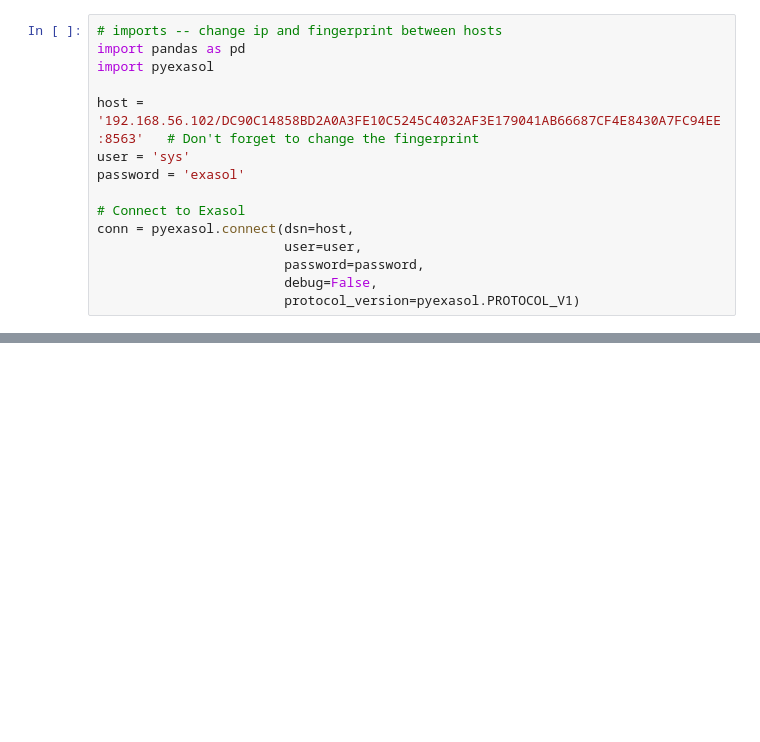
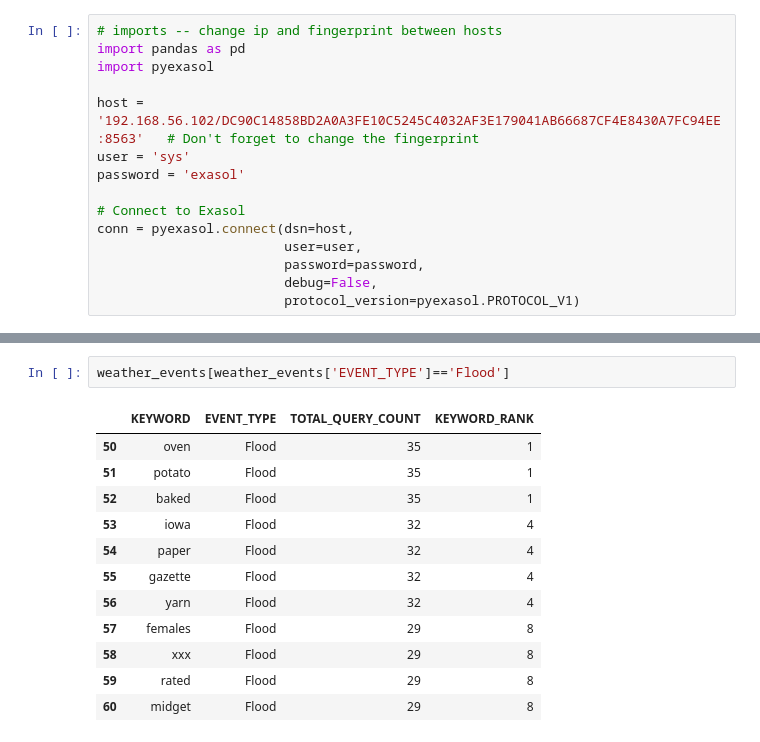
Before and after one commit to chandlerNick/BHT_BI_WiSe2425, a Jupyter notebook: Task1/Code/Keywordsbyevents.ipynb, the cells around one changed output, grey strips where cells are left out. Cells and saved outputs as stored; diff of their text form; blank space fills up the shorter version.

```diff
--- a/Task1/Code/Keywordsbyevents.ipynb
+++ b/Task1/Code/Keywordsbyevents.ipynb
@@ -88,0 +109,15 @@ query[query['QUERY']=='50kw frequency converter']
+# %%
+weather_events[weather_events['EVENT_TYPE']=='Flood']
+# %% [output]
+|  | KEYWORD | EVENT_TYPE | TOTAL_QUERY_COUNT | KEYWORD_RANK |
+| 50 | oven | Flood | 35 | 1 |
+| 51 | potato | Flood | 35 | 1 |
+| 52 | baked | Flood | 35 | 1 |
+| 53 | iowa | Flood | 32 | 4 |
+| 54 | paper | Flood | 32 | 4 |
+| 55 | gazette | Flood | 32 | 4 |
+| 56 | yarn | Flood | 32 | 4 |
+| 57 | females | Flood | 29 | 8 |
+| 58 | xxx | Flood | 29 | 8 |
+| 59 | rated | Flood | 29 | 8 |
+| 60 | midget | Flood | 29 | 8 |
```
Also changed, not shown: parts of 35 cells of this notebook, 41 other files.
